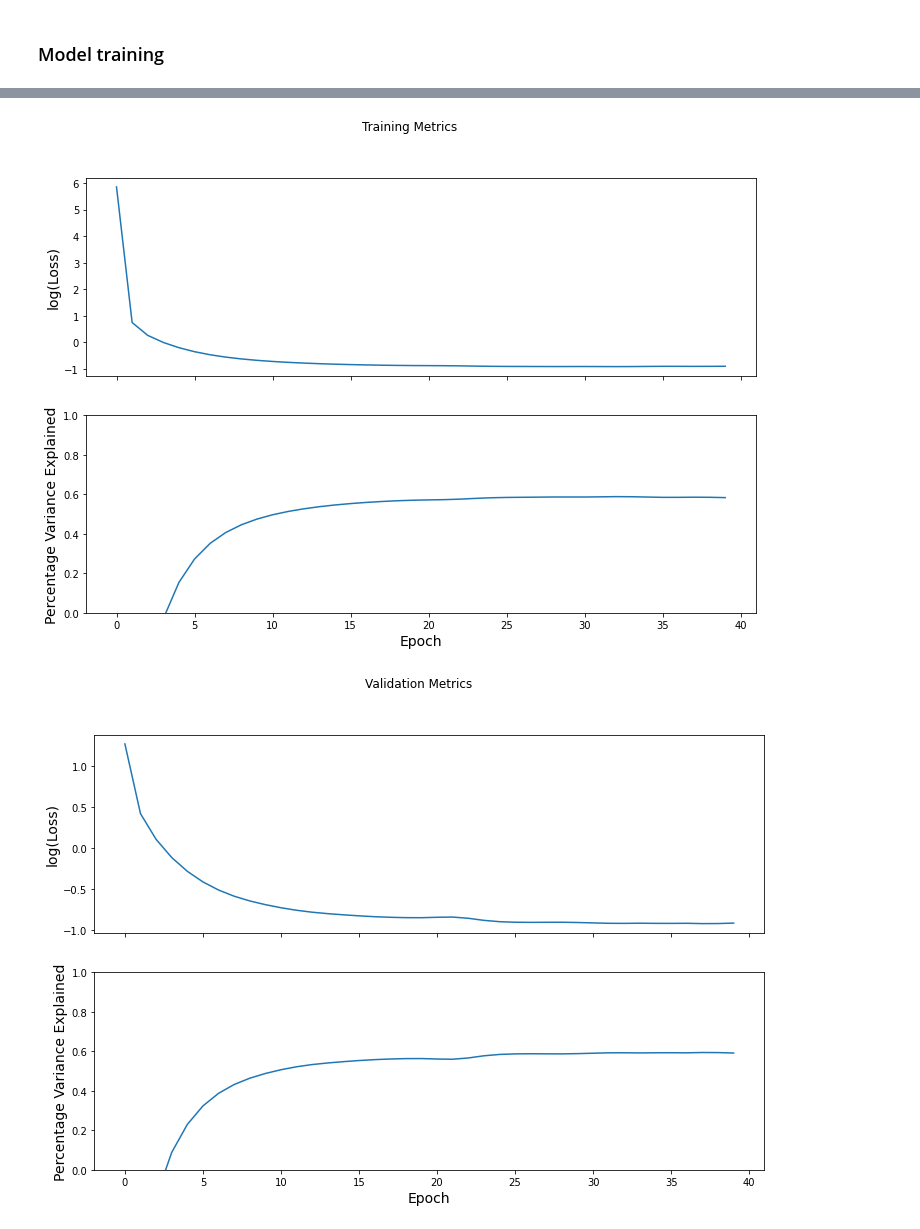
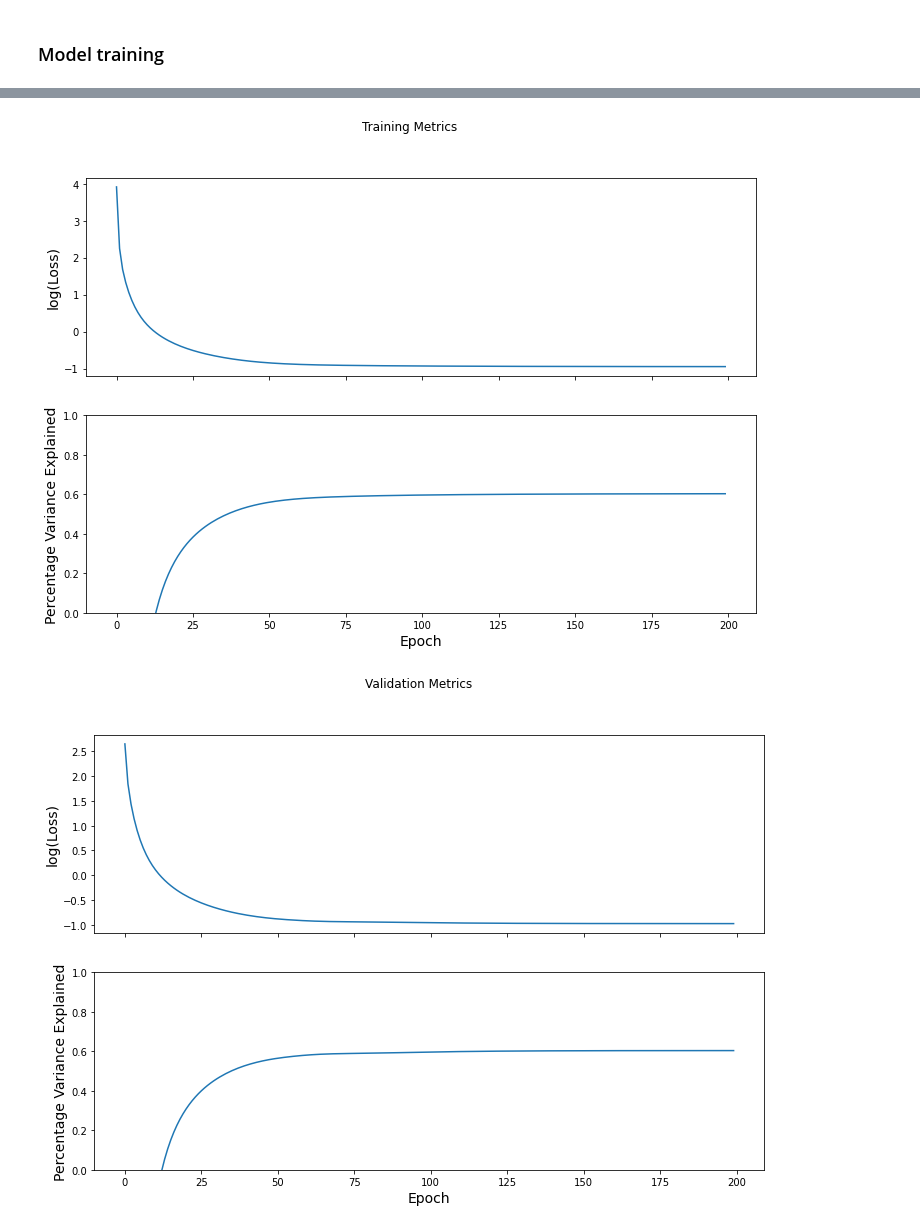
Before and after one commit to codejoydo/graph_net, a Jupyter notebook: NLNN_timeseries_simulation.ipynb, the cells around one changed output, grey strips where cells are left out. Drawn from its saved outputs; the diff is of its cells as text; code cells hidden in the pictures.

```diff
--- a/NLNN_timeseries_simulation.ipynb
+++ b/NLNN_timeseries_simulation.ipynb
@@ -196,9 +105,11 @@ test_accuracy_results = []
 for idx_split in range(num_splits):
 
     # Shuffle data for random train-test splits
-    rand_idx = np.rand_perm = np.random.permutation(num_X)
-    graphs_dict_list_perm = list(map(lambda i: graphs_dict_list[i], rand_idx))
-    y_perm = y[rand_idx, :]
+#     rand_idx = np.rand_perm = np.random.permutation(num_X)
+#     graphs_dict_list_perm = list(map(lambda i: graphs_dict_list[i], rand_idx))
+#     y_perm = y[rand_idx, :]
+    graphs_dict_list_perm = graphs_dict_list
+    y_perm = y
 
     # Create split
     train_G, train_y, val_G, val_y, test_G, test_y = train_val_test_split(graphs_dict_list_perm,
@@ -207,10 +118,24 @@ for idx_split in range(num_splits):
                                                                            num_val,
                                                                            num_test)
 
-    # evaluate model
-    train_loss_results, train_pve_results, test_loss_results, test_pve_results = model_train_test(128,
-                                   train_G,
-                                   train_y,
-                                   test_G,
-                                   test_y)
+    model = NLNNProcessDecode(num_nodes=train_G[0]['nodes'].shape[0],
+                              k_layers=[16],
+                              num_processing_steps=0)
+
+    graph_slice = lambda x, start, end : utils_tf.data_dicts_to_graphs_tuple(x[start : end])
+
+    NLNN_simulator = base_model(task_type="regression",
+                                model=model,
+                                loss_object=tf.keras.losses.MeanSquaredError(),
+                                optimizer=tf.keras.optimizers.Adam(learning_rate=1e-4),
+                                eval_metric=tfa.metrics.RSquare(),
+                                eval_metric_name="% var explained",
+                                batch_size=128,
+                                slice_input=graph_slice)
+
+    results = NLNN_simulator.fit(train_X=train_G,
+                                 train_Y=train_y,
+                                 val_X=test_G,
+                                 val_Y=test_y,
+                                 num_epochs=200)
 # %% [output]
@@ -234,29 +159,34 @@ Epoch 039: Train Loss: 0.409, Train % var explained: 58.271%  Val Loss: 0.399, V
 # %%
+train_loss_results = results[0]
+train_pve_results = results[1]
+test_loss_results = results[2]
+test_pve_results = results[3]
+
 # Training metrics
 fig_tr, axes = plt.subplots(2, sharex=True, figsize=(12, 8))
 fig_tr.suptitle('Training Metrics')
 
 axes[0].set_ylabel("log(Loss)", fontsize=14)
 axes[0].plot(np.log(train_loss_results))
 
 axes[1].set_ylabel("Percentage Variance Explained", fontsize=14)
 axes[1].set_xlabel("Epoch", fontsize=14)
 axes[1].set_ylim([0, 1])
 axes[1].plot(train_pve_results)
 plt.show()
 
 # Validation metrics
 fig_val, axes = plt.subplots(2, sharex=True, figsize=(12, 8))
 fig_val.suptitle('Validation Metrics')
 
 axes[0].set_ylabel("log(Loss)", fontsize=14)
 axes[0].plot(np.log(test_loss_results))
 
 axes[1].set_ylabel("Percentage Variance Explained", fontsize=14)
 axes[1].set_xlabel("Epoch", fontsize=14)
 axes[1].set_ylim([0, 1])
 axes[1].plot(test_pve_results)
 plt.show()
 # %% [output]
-[figure, old version]
+[figure, new version]
-[figure, old version]
+[figure, new version]
```
Also changed, not shown: parts of 5 cells of this notebook, 4 other files.
